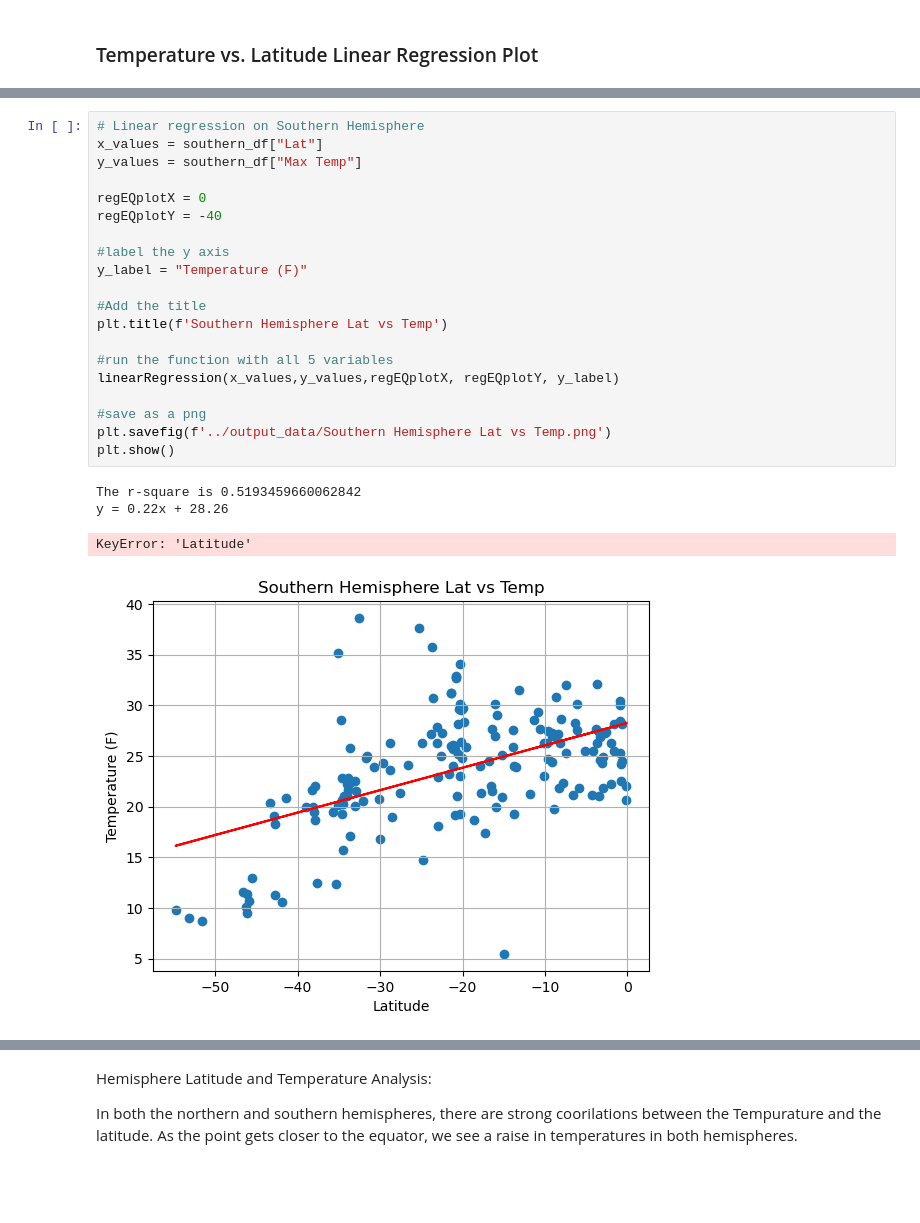
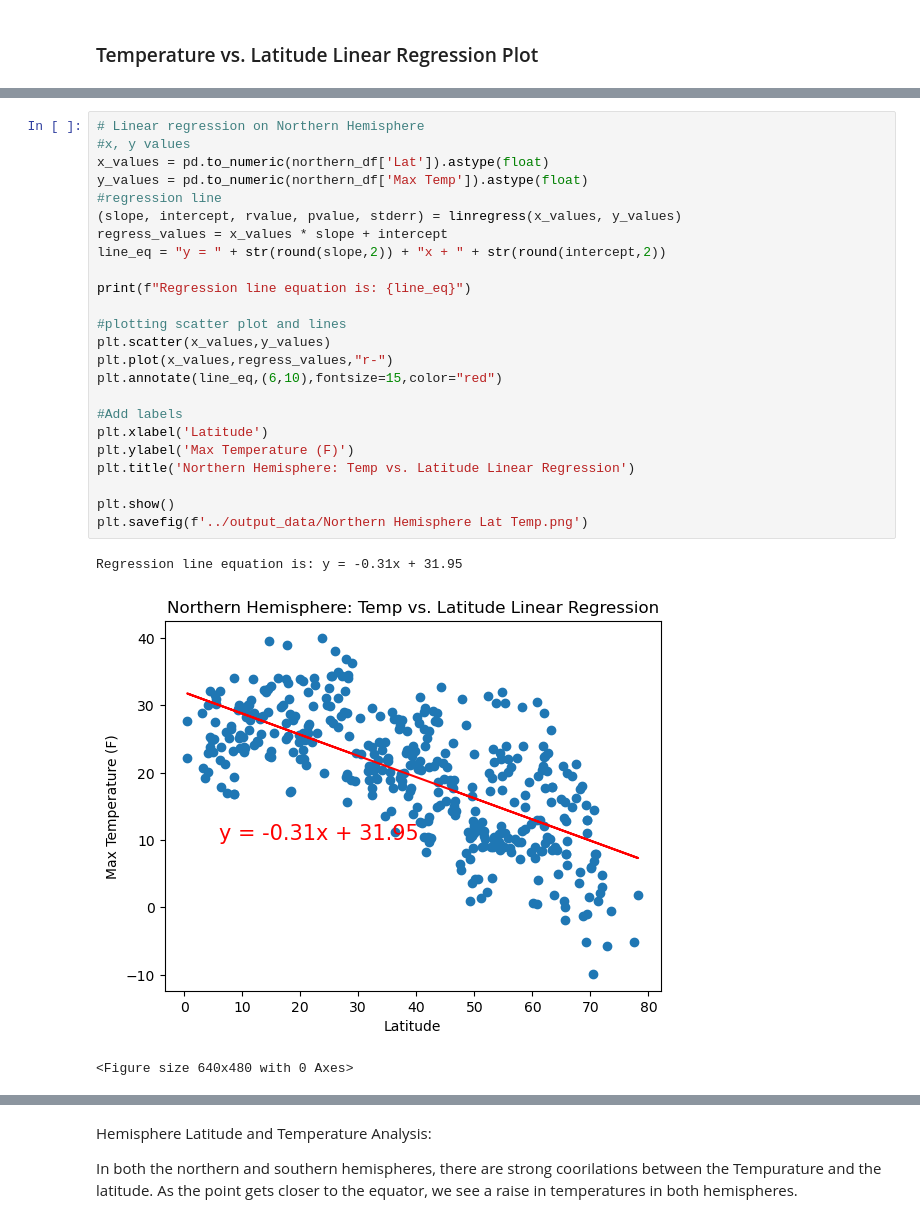
Before and after one commit to MaddyGutieruiz/python-api-challenge, a Jupyter notebook: WeatherPy.ipynb, the cells around one changed output, grey strips where cells are left out. Saved outputs shown, nothing was run; the diff lists cells and outputs as text; blank space fills up the shorter version.

```diff
--- a/WeatherPy.ipynb
+++ b/WeatherPy.ipynb
@@ -351,25 +325,28 @@ KeyError: 'Latitude'
-# %%
-# Linear regression on Southern Hemisphere
-x_values = southern_df["Lat"]
-y_values = southern_df["Max Temp"]
-
-regEQplotX = 0
-regEQplotY = -40
-
-#label the y axis
-y_label = "Temperature (F)"
-
-#Add the title
-plt.title(f'Southern Hemisphere Lat vs Temp')
-
-#run the function with all 5 variables
-linearRegression(x_values,y_values,regEQplotX, regEQplotY, y_label)
-
-#save as a png
-plt.savefig(f'../output_data/Southern Hemisphere Lat vs Temp.png')
-plt.show()
-# %% [output]
-The r-square is 0.5193459660062842
-y = 0.22x + 28.26
-KeyError: 'Latitude'
-[figure, removed]
+# %%
+# Linear regression on Northern Hemisphere
+#x, y values
+x_values = pd.to_numeric(northern_df['Lat']).astype(float)
+y_values = pd.to_numeric(northern_df['Max Temp']).astype(float)
+#regression line
+(slope, intercept, rvalue, pvalue, stderr) = linregress(x_values, y_values)
+regress_values = x_values * slope + intercept
+line_eq = "y = " + str(round(slope,2)) + "x + " + str(round(intercept,2))
+
+print(f"Regression line equation is: {line_eq}")
+
+#plotting scatter plot and lines
+plt.scatter(x_values,y_values)
+plt.plot(x_values,regress_values,"r-")
+plt.annotate(line_eq,(6,10),fontsize=15,color="red")
+
+#Add labels
+plt.xlabel('Latitude')
+plt.ylabel('Max Temperature (F)')
+plt.title('Northern Hemisphere: Temp vs. Latitude Linear Regression')
+
+plt.show()
+plt.savefig(f'../output_data/Northern Hemisphere Lat Temp.png')
+# %% [output]
+Regression line equation is: y = -0.31x + 31.95
+[figure, added]
+<Figure size 640x480 with 0 Axes>
```
Also changed, not shown: parts of 25 cells of this notebook.
